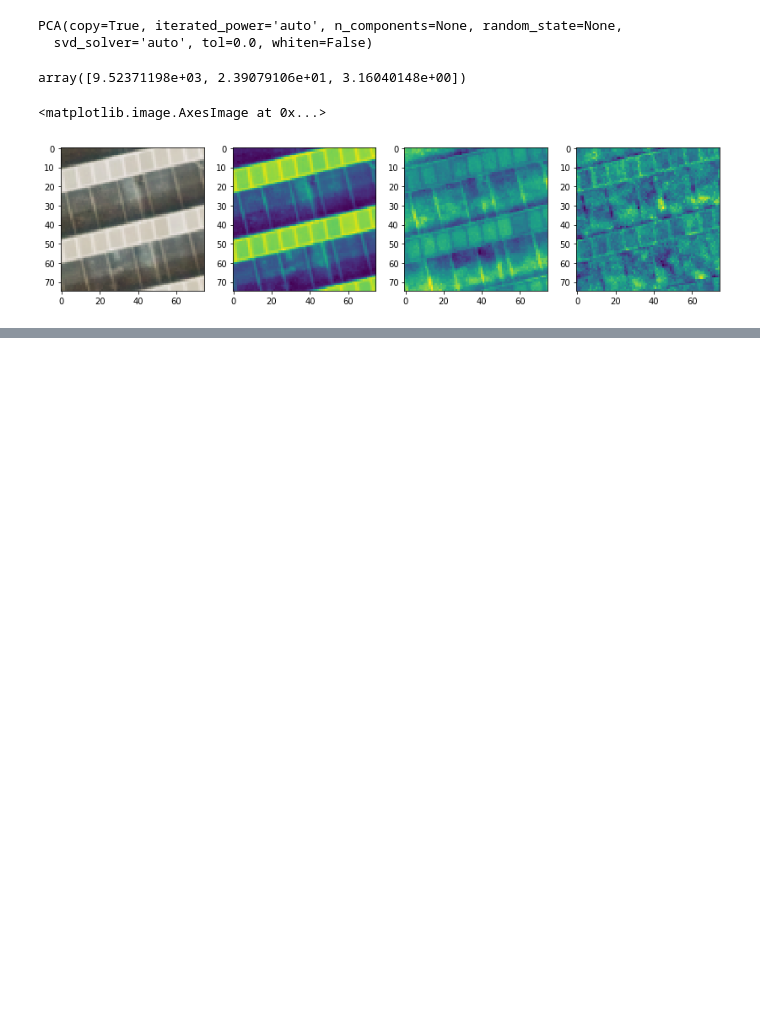
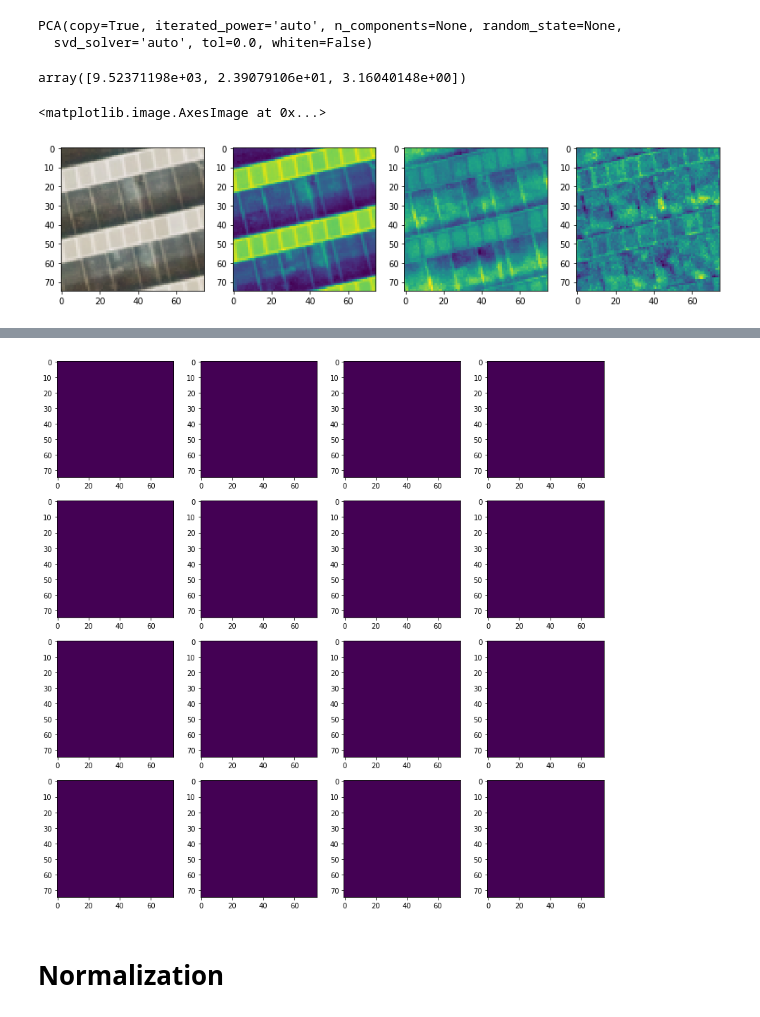
Before and after one commit to thinkpractice/DeepSolaris, a Jupyter notebook: PixelDetection.ipynb, the cells around one changed output, grey strips where cells are left out. Saved outputs shown, nothing was run; the diff lists cells and outputs as text; code cells hidden in the pictures; blank space fills up the shorter version.

```diff
--- a/PixelDetection.ipynb
+++ b/PixelDetection.ipynb
@@ -388,0 +429,15 @@ predict(clf, ac_pca_features, ac_dataset[0].labels)
+# %%
+im_pred = clf.predict(ac_pca_pixel_features)
+prediction_images = im_pred.reshape(120, 75, 75)
+
+_, ax = plt.subplots(4,4, figsize=(14,14))
+
+i = 0
+for r in range(4):
+    for c in range(4):
+        ax[r,c].imshow(prediction_images[i])
+        i += 1
+# %% [output]
+[figure, added]
+# %% [markdown]
+# Normalization
```
Also changed, not shown: parts of 20 cells of this notebook.
